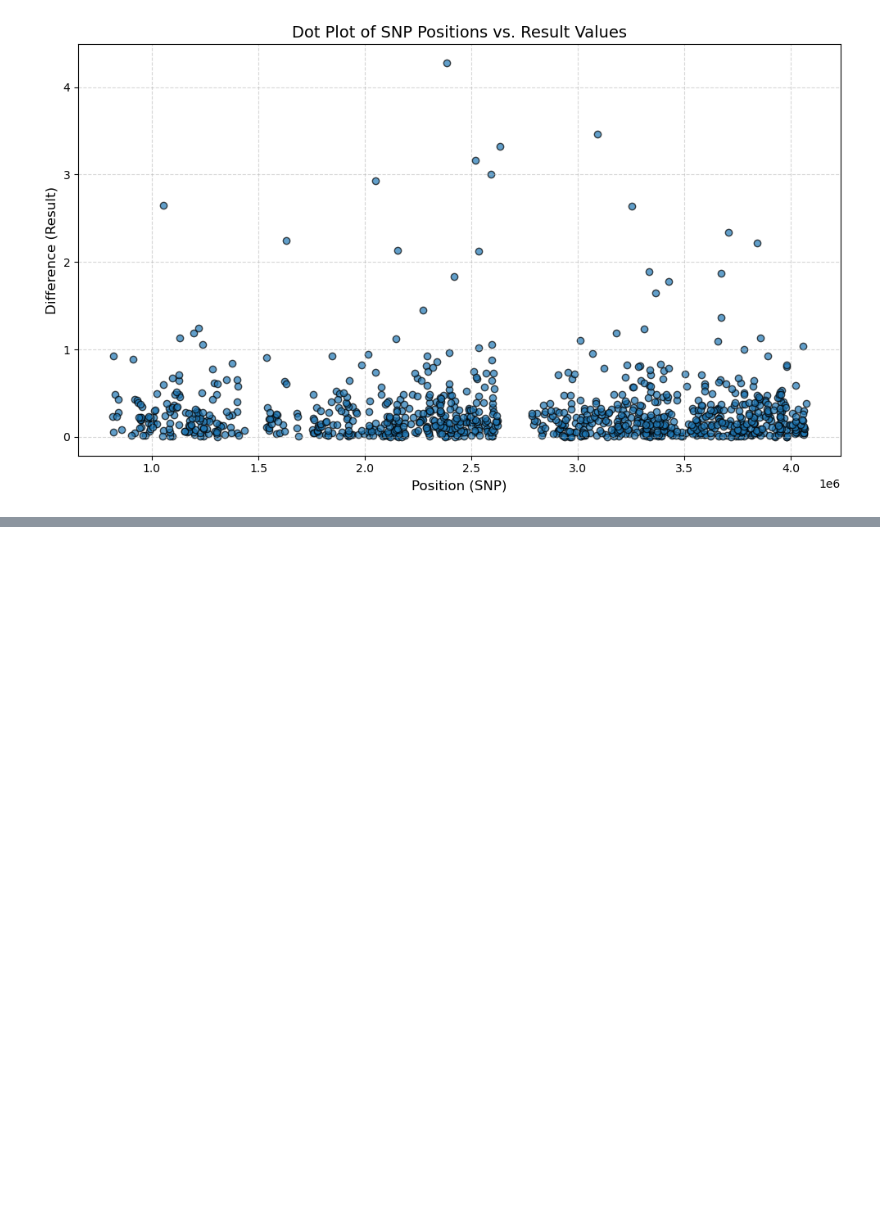
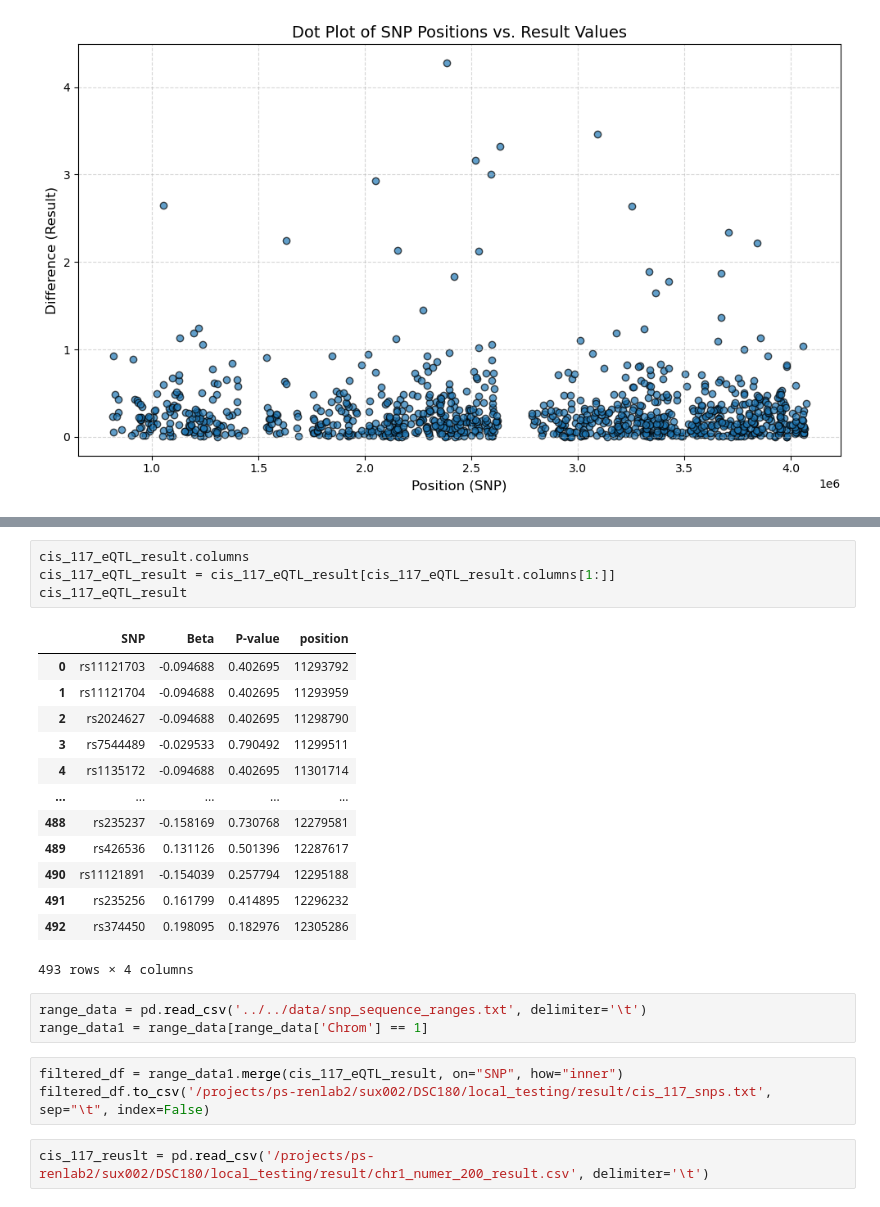
Before and after one commit to Kevinxsn/deep_learning_and_gene_expression, a Jupyter notebook: data_analysis/data_analysis.ipynb, the cells around one changed output, grey strips where cells are left out. Cells and saved outputs as stored; diff of their text form; blank space fills up the shorter version.

```diff
--- a/data_analysis/data_analysis.ipynb
+++ b/data_analysis/data_analysis.ipynb
@@ -50,0 +71,26 @@ plt.show()
+# %%
+cis_117_eQTL_result.columns
+cis_117_eQTL_result = cis_117_eQTL_result[cis_117_eQTL_result.columns[1:]]
+cis_117_eQTL_result
+# %% [output]
+|  | SNP | Beta | P-value | position |
+| 0 | rs11121703 | -0.094688 | 0.402695 | 11293792 |
+| 1 | rs11121704 | -0.094688 | 0.402695 | 11293959 |
+| 2 | rs2024627 | -0.094688 | 0.402695 | 11298790 |
+| 3 | rs7544489 | -0.029533 | 0.790492 | 11299511 |
+| 4 | rs1135172 | -0.094688 | 0.402695 | 11301714 |
+| ... | ... | ... | ... | ... |
+| 488 | rs235237 | -0.158169 | 0.730768 | 12279581 |
+| 489 | rs426536 | 0.131126 | 0.501396 | 12287617 |
+| 490 | rs11121891 | -0.154039 | 0.257794 | 12295188 |
+| 491 | rs235256 | 0.161799 | 0.414895 | 12296232 |
+| 492 | rs374450 | 0.198095 | 0.182976 | 12305286 |
+493 rows × 4 columns
+# %%
+range_data = pd.read_csv('../../data/snp_sequence_ranges.txt', delimiter='\t')
+range_data1 = range_data[range_data['Chrom'] == 1]
+# %%
+filtered_df = range_data1.merge(cis_117_eQTL_result, on="SNP", how="inner")
+filtered_df.to_csv('/projects/ps-renlab2/sux002/DSC180/local_testing/result/cis_117_snps.txt', sep="\t", index=False)
+# %%
+cis_117_reuslt = pd.read_csv('/projects/ps-renlab2/sux002/DSC180/local_testing/result/chr1_numer_200_result.csv', delimiter='\t')
```
Also changed, not shown: parts of 11 cells of this notebook, 5 other files.
